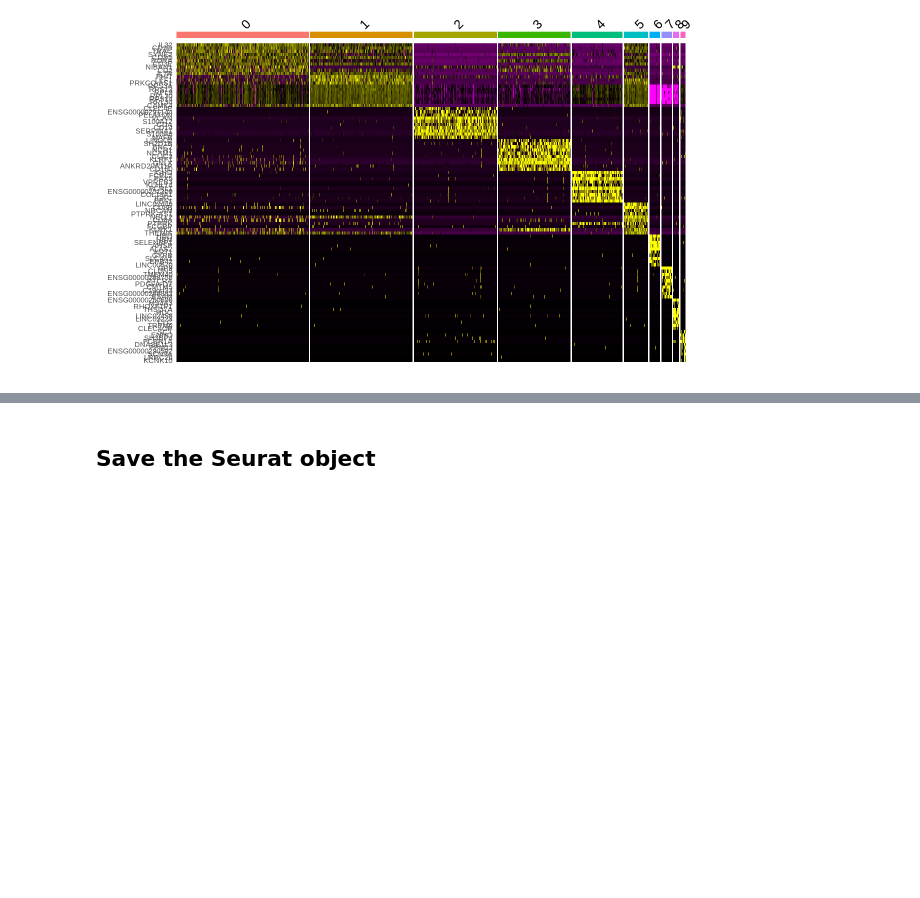
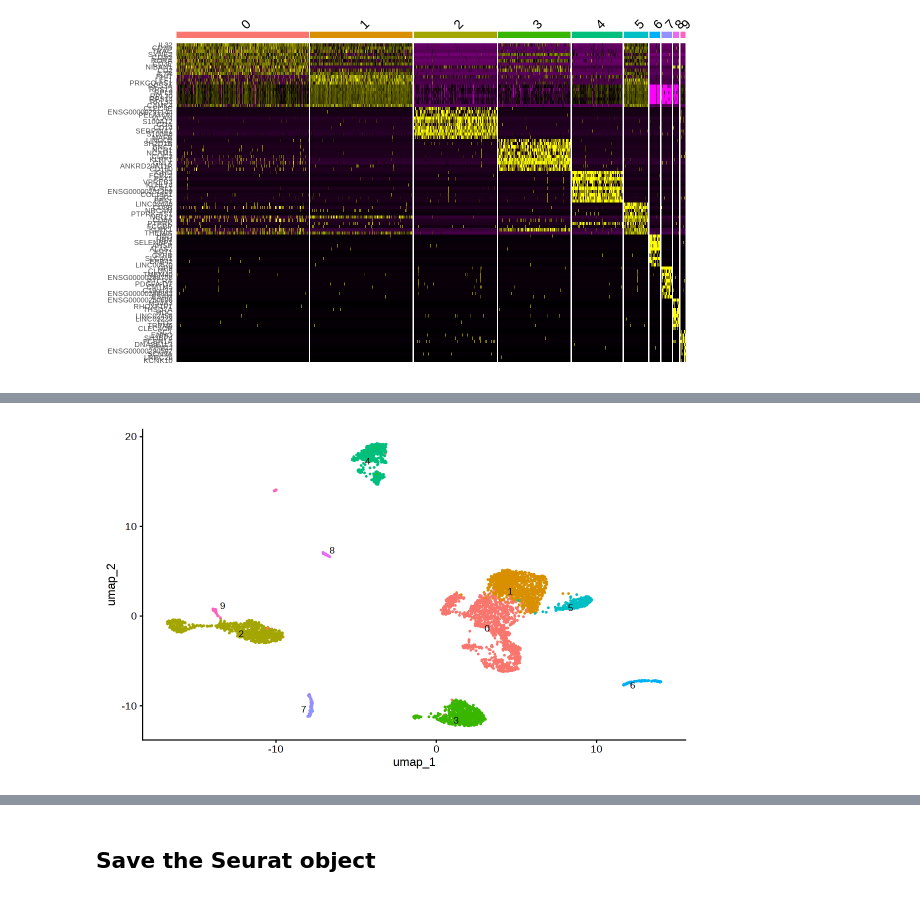
Before and after one commit to Bix4UMD/BIOI611_lab, a Jupyter notebook: docs/BIOI611_scRNA.ipynb, the cells around one changed output, grey strips where cells are left out. Saved outputs shown, nothing was run; the diff lists cells and outputs as text; code cells hidden in the pictures; blank space fills up the shorter version.

```diff
--- a/docs/BIOI611_scRNA.ipynb
+++ b/docs/BIOI611_scRNA.ipynb
@@ -588,0 +748,6 @@ DoHeatmap(pbmc, features = top10$gene) + NoLegend()
+# %%
+DimPlot(pbmc, reduction = "umap",
+         label = TRUE, pt.size = 0.5,
+          repel = TRUE) + NoLegend()
+# %% [output]
+[figure, added]
```
Also changed, not shown: parts of 40 cells of this notebook.
